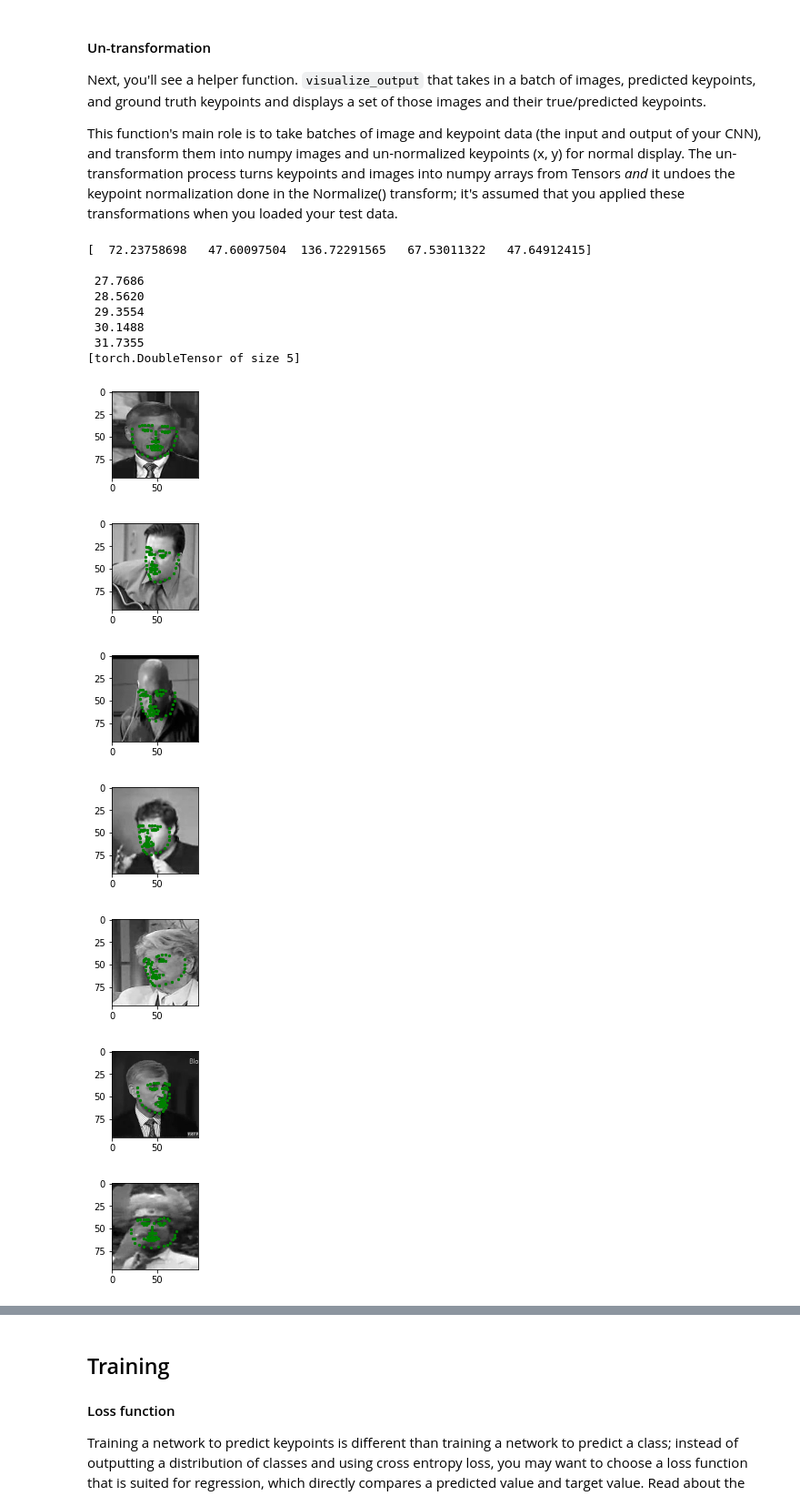
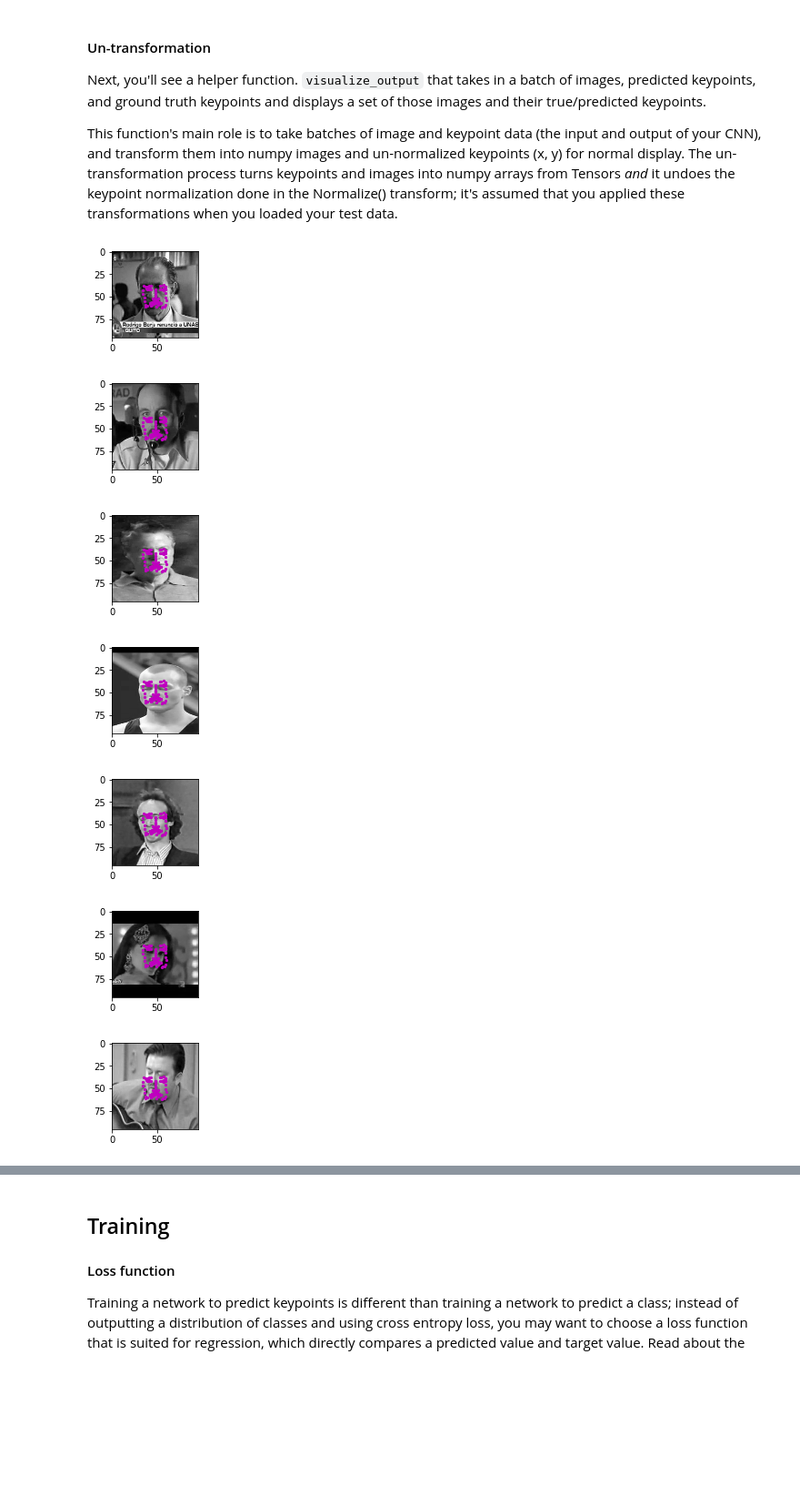
Before and after one commit to vmelan/CVND-udacity, a Jupyter notebook: P1_Facial_Keypoints/2. Define the Network Architecture.ipynb, the cells around one changed output, grey strips where cells are left out. Shown at 91% size. Saved outputs shown, nothing was run; the diff lists cells and outputs as text; code cells hidden in the pictures; blank space fills up the shorter version.

```diff
--- a/P1_Facial_Keypoints/2. Define the Network Architecture.ipynb
+++ b/P1_Facial_Keypoints/2. Define the Network Architecture.ipynb
@@ -266,12 +298,6 @@ To test the model on a test sample of data, you have to follow these steps:
 4. Forward pass the image through the net to get the predicted, output keypoints.
 
 This function test how the network performs on the first batch of test data. It returns the images, the transformed images, the predicted keypoints (produced by the model), and the ground truth keypoints.
-# %%
-# delete after ok
-
-from models import Net
-
-net = Net()
 # %%
 # test the model on a batch of test images
 
@@ -285,20 +311,18 @@ def net_sample_output():
         key_pts = sample['keypoints']
 
 #         print("key_pts.shape:", key_pts.shape)
-
-        # wrap images in a torch Variable
         # key_pts do not need to be wrapped until they are used for training
         images = Variable(images)
 
         # convert images to FloatTensors
         images = images.type(torch.FloatTensor)
-#         print(images.shape)
+
         # forward pass to get net output
-        output_pts = net(images)
-
+        output_pts = net.forward(images)
+#     output_pts = net.forward(Variable(roi, volatile=True))
+#         print("output_pts.size():", output_pts.size())
         # reshape to batch_size x 68 x 2 pts
         output_pts = output_pts.view(output_pts.size()[0], 68, -1)
-#         key_pts = key_pts.view(key_pts.size()[0], 68, -1)
 
         # break after first image is tested
         if i == 0:
@@ -371,7 +396,7 @@ def show_all_keypoints(image, predicted_key_pts, gt_pts=None):
     """Show image with predicted keypoints"""
     # image is grayscale
     plt.imshow(image, cmap='gray')
-#     plt.scatter(predicted_key_pts[:, 0], predicted_key_pts[:, 1], s=20, marker='.', c='m')
+    plt.scatter(predicted_key_pts[:, 0], predicted_key_pts[:, 1], s=20, marker='.', c='m')
     # plot ground truth points as green pts
     if gt_pts is not None:
         plt.scatter(gt_pts[:, 0], gt_pts[:, 1], s=20, marker='.', c='g')
@@ -386,7 +411,7 @@ This function's main role is to take batches of image and keypoint data (the inp
 # by default this shows a batch of 10 images
 def visualize_output(test_images, test_outputs, gt_pts=None, batch_size=10):
 
-    net.eval()
+#     net.eval()
 
     for i in range(batch_size):
         plt.figure(figsize=(20,10))
@@ -394,47 +419,40 @@ def visualize_output(test_images, test_outputs, gt_pts=None, batch_size=10):
 
         # un-transform the image data
         image = test_images[i].data   # get the image from it's Variable wrapper
         image = image.numpy()   # convert to numpy array from a Tensor
         image = np.transpose(image, (1, 2, 0))   # transpose to go from torch to numpy image
 
         # un-transform the predicted key_pts data
         predicted_key_pts = test_outputs[i].data
         predicted_key_pts = predicted_key_pts.numpy()
 
         # undo normalization of keypoints
 #         predicted_key_pts = predicted_key_pts*50.0+100
         predicted_key_pts = (predicted_key_pts * 48.0) + 48
 
         # plot ground truth points for comparison, if they exist
         ground_truth_pts = None
         if gt_pts is not None:
             ground_truth_pts = gt_pts[i]
 #             ground_truth_pts = ground_truth_pts*50.0+100
             ground_truth_pts = (ground_truth_pts * 48.0) + 48
 
         # call show_all_keypoints
         show_all_keypoints(np.squeeze(image), predicted_key_pts, ground_truth_pts)
 
-        plt.axis('off')
+#         plt.axis('off')
 
 
     plt.show()
 
 # call it
-visualize_output(test_images, test_outputs, gt_pts)
+# visualize_output(test_images, test_outputs, gt_pts)
+visualize_output(test_images, test_outputs, gt_pts=None)
 # %% [output]
-[  72.23758698   47.60097504  136.72291565   67.53011322   47.64912415]
-
- 27.7686
- 28.5620
- 29.3554
- 30.1488
- 31.7355
-[torch.DoubleTensor of size 5]
-[figure, old version]
+[figure, new version]
-[figure, old version]
+[figure, new version]
-[figure, old version]
+[figure, new version]
-[figure, old version]
+[figure, new version]
-[figure, old version]
+[figure, new version]
-[figure, old version]
+[figure, new version]
-[figure, old version]
+[figure, new version]
```
Also changed, not shown: parts of 15 cells of this notebook.
